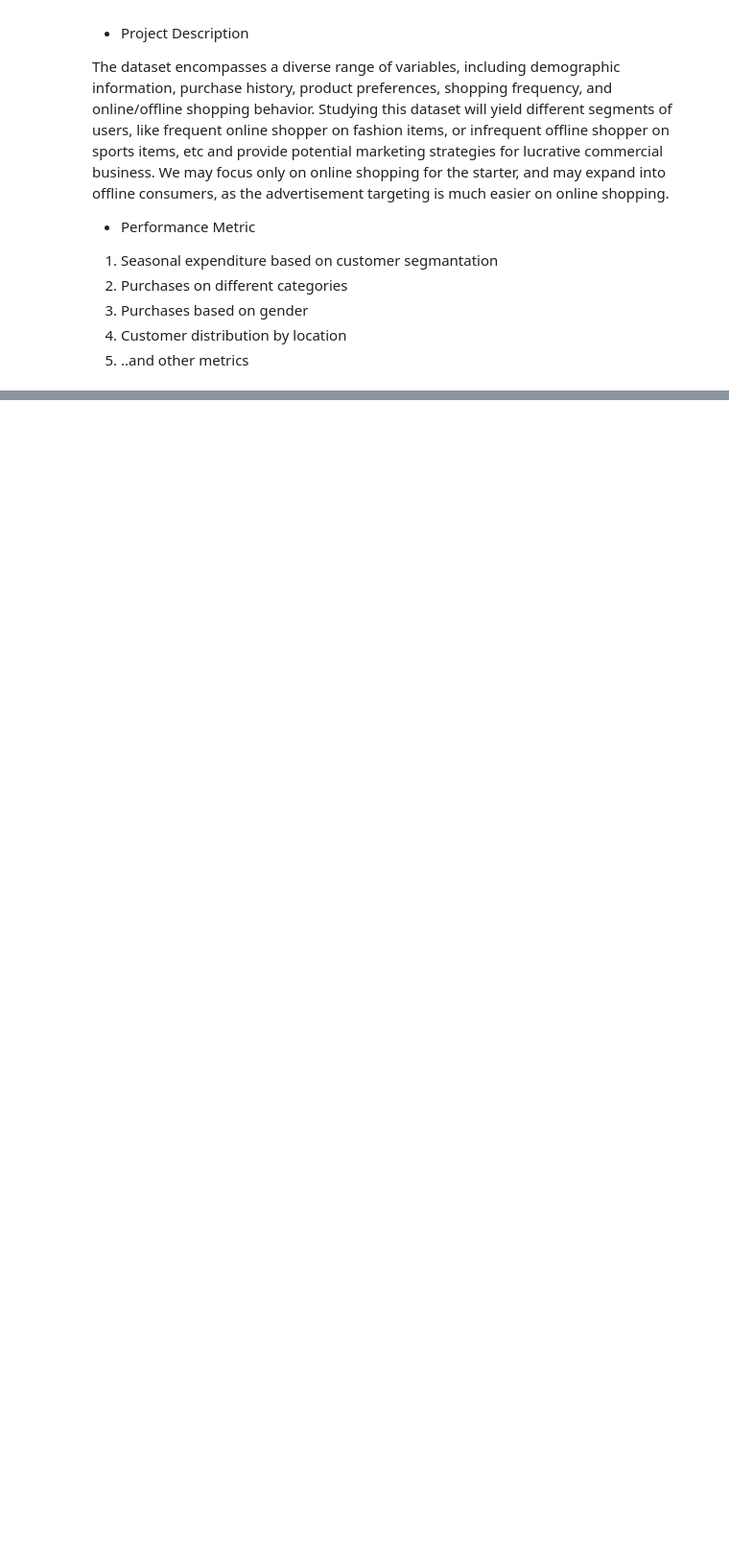
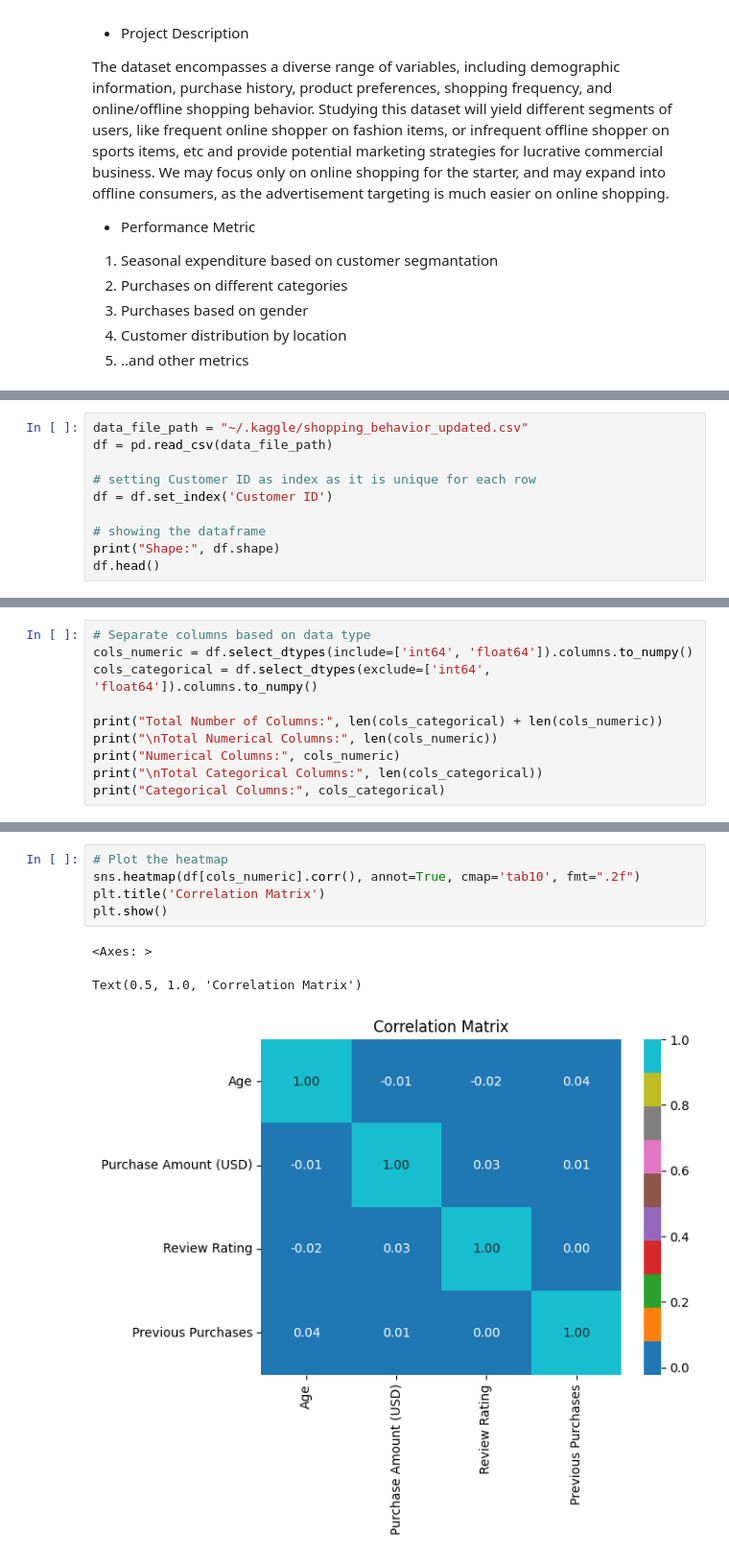
Before and after one commit to jilliankim/vanderbilt-sp24-cs5262-jinkim, a Jupyter notebook: Homework1.ipynb, the cells around one changed output, grey strips where cells are left out. Shown at 96% size. Drawn from its saved outputs; the diff is of its cells as text; blank space fills up the shorter version.

```diff
--- a/Homework1.ipynb
+++ b/Homework1.ipynb
@@ -18,0 +47,10 @@ The dataset encompasses a diverse range of variables, including demographic info
+# %%
+data_file_path = "~/.kaggle/shopping_behavior_updated.csv"
+df = pd.read_csv(data_file_path)
+
+# setting Customer ID as index as it is unique for each row
+df = df.set_index('Customer ID')
+
+# showing the dataframe
+print("Shape:", df.shape)
+df.head()
@@ -18,0 +98,10 @@ The dataset encompasses a diverse range of variables, including demographic info
+# %%
+# Separate columns based on data type
+cols_numeric = df.select_dtypes(include=['int64', 'float64']).columns.to_numpy()
+cols_categorical = df.select_dtypes(exclude=['int64', 'float64']).columns.to_numpy()
+
+print("Total Number of Columns:", len(cols_categorical) + len(cols_numeric))
+print("\nTotal Numerical Columns:", len(cols_numeric))
+print("Numerical Columns:", cols_numeric)
+print("\nTotal Categorical Columns:", len(cols_categorical))
+print("Categorical Columns:", cols_categorical)
@@ -18,0 +237,9 @@ The dataset encompasses a diverse range of variables, including demographic info
+# %%
+# Plot the heatmap
+sns.heatmap(df[cols_numeric].corr(), annot=True, cmap='tab10', fmt=".2f")
+plt.title('Correlation Matrix')
+plt.show()
+# %% [output]
+<Axes: >
+Text(0.5, 1.0, 'Correlation Matrix')
+[figure, added]
```
Also changed, not shown: parts of 12 cells of this notebook.
